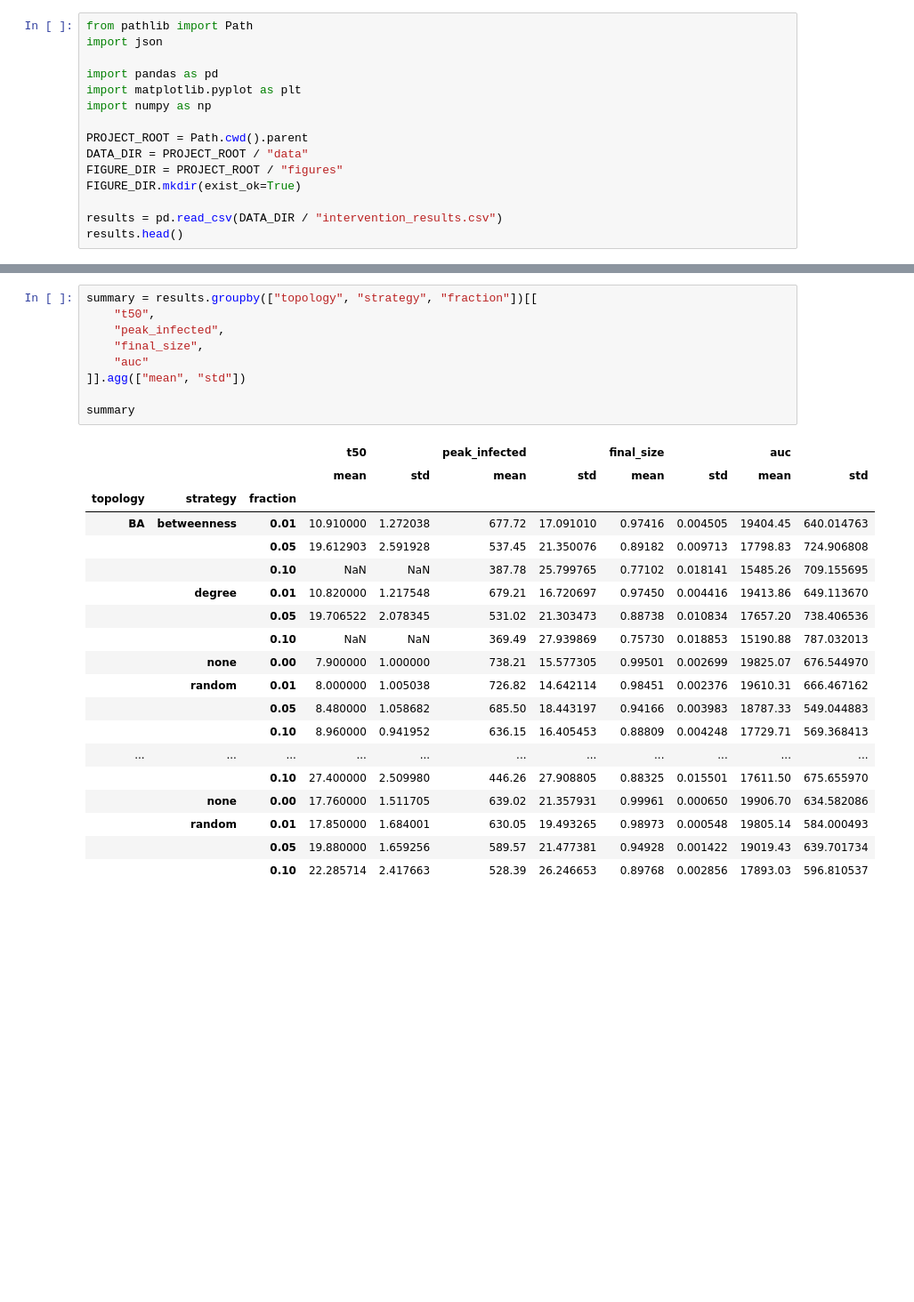
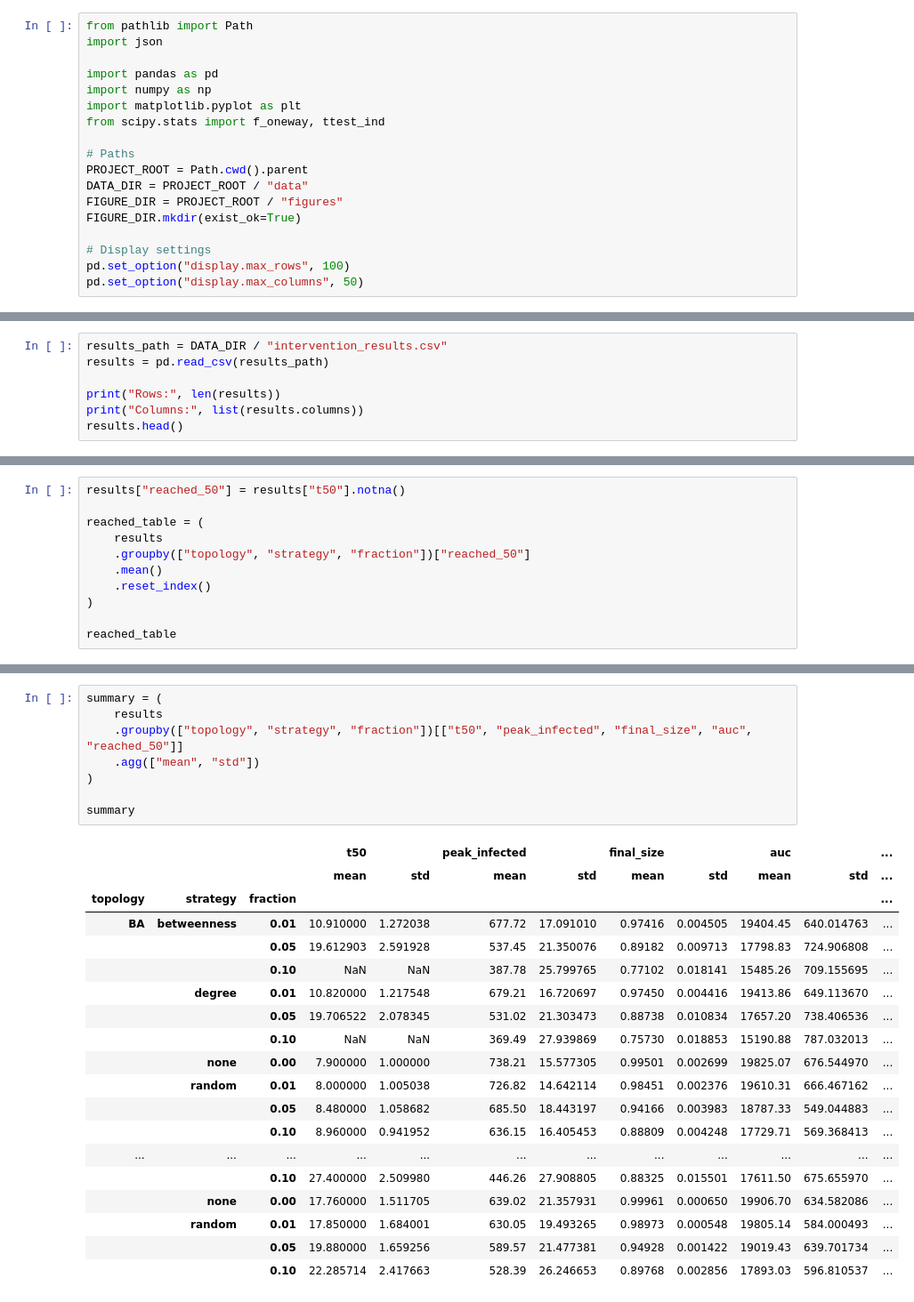
Before and after one commit to ishn29/misinformation-topology-research, a Jupyter notebook: notebooks/intervention_analysis.ipynb, the cells around one changed output, grey strips where cells are left out. Shown at 89% size. Drawn from its saved outputs; the diff is of its cells as text; blank space fills up the shorter version.

```diff
--- a/notebooks/intervention_analysis.ipynb
+++ b/notebooks/intervention_analysis.ipynb
@@ -5,13 +15,16 @@ from pathlib import Path
 import json
 
 import pandas as pd
+import numpy as np
 import matplotlib.pyplot as plt
-import numpy as np
+from scipy.stats import f_oneway, ttest_ind
 
+# Paths
 PROJECT_ROOT = Path.cwd().parent
 DATA_DIR = PROJECT_ROOT / "data"
 FIGURE_DIR = PROJECT_ROOT / "figures"
 FIGURE_DIR.mkdir(exist_ok=True)
 
-results = pd.read_csv(DATA_DIR / "intervention_results.csv")
-results.head()
+# Display settings
+pd.set_option("display.max_rows", 100)
+pd.set_option("display.max_columns", 50)
@@ -24,0 +31,7 @@ results.head()
+# %%
+results_path = DATA_DIR / "intervention_results.csv"
+results = pd.read_csv(results_path)
+
+print("Rows:", len(results))
+print("Columns:", list(results.columns))
+results.head()
@@ -24,0 +101,11 @@ results.head()
+# %%
+results["reached_50"] = results["t50"].notna()
+
+reached_table = (
+    results
+    .groupby(["topology", "strategy", "fraction"])["reached_50"]
+    .mean()
+    .reset_index()
+)
+
+reached_table
@@ -25,29 +137,28 @@ results.head()
 # %%
-summary = results.groupby(["topology", "strategy", "fraction"])[[
-    "t50",
-    "peak_infected",
-    "final_size",
-    "auc"
-]].agg(["mean", "std"])
+summary = (
+    results
+    .groupby(["topology", "strategy", "fraction"])[["t50", "peak_infected", "final_size", "auc", "reached_50"]]
+    .agg(["mean", "std"])
+)
 
 summary
 # %% [output]
-|  |  |  | t50 |  | peak_infected |  | final_size |  | auc |  |
-|  |  |  | mean | std | mean | std | mean | std | mean | std |
-| topology | strategy | fraction |  |  |  |  |  |  |  |  |
-| BA | betweenness | 0.01 | 10.910000 | 1.272038 | 677.72 | 17.091010 | 0.97416 | 0.004505 | 19404.45 | 640.014763 |
-|  |  | 0.05 | 19.612903 | 2.591928 | 537.45 | 21.350076 | 0.89182 | 0.009713 | 17798.83 | 724.906808 |
-|  |  | 0.10 | NaN | NaN | 387.78 | 25.799765 | 0.77102 | 0.018141 | 15485.26 | 709.155695 |
-|  | degree | 0.01 | 10.820000 | 1.217548 | 679.21 | 16.720697 | 0.97450 | 0.004416 | 19413.86 | 649.113670 |
-|  |  | 0.05 | 19.706522 | 2.078345 | 531.02 | 21.303473 | 0.88738 | 0.010834 | 17657.20 | 738.406536 |
-|  |  | 0.10 | NaN | NaN | 369.49 | 27.939869 | 0.75730 | 0.018853 | 15190.88 | 787.032013 |
-|  | none | 0.00 | 7.900000 | 1.000000 | 738.21 | 15.577305 | 0.99501 | 0.002699 | 19825.07 | 676.544970 |
-|  | random | 0.01 | 8.000000 | 1.005038 | 726.82 | 14.642114 | 0.98451 | 0.002376 | 19610.31 | 666.467162 |
-|  |  | 0.05 | 8.480000 | 1.058682 | 685.50 | 18.443197 | 0.94166 | 0.003983 | 18787.33 | 549.044883 |
-|  |  | 0.10 | 8.960000 | 0.941952 | 636.15 | 16.405453 | 0.88809 | 0.004248 | 17729.71 | 569.368413 |
-| ... | ... | ... | ... | ... | ... | ... | ... | ... | ... | ... |
-|  |  | 0.10 | 27.400000 | 2.509980 | 446.26 | 27.908805 | 0.88325 | 0.015501 | 17611.50 | 675.655970 |
-|  | none | 0.00 | 17.760000 | 1.511705 | 639.02 | 21.357931 | 0.99961 | 0.000650 | 19906.70 | 634.582086 |
-|  | random | 0.01 | 17.850000 | 1.684001 | 630.05 | 19.493265 | 0.98973 | 0.000548 | 19805.14 | 584.000493 |
-|  |  | 0.05 | 19.880000 | 1.659256 | 589.57 | 21.477381 | 0.94928 | 0.001422 | 19019.43 | 639.701734 |
-|  |  | 0.10 | 22.285714 | 2.417663 | 528.39 | 26.246653 | 0.89768 | 0.002856 | 17893.03 | 596.810537 |
+|  |  |  | t50 |  | peak_infected |  | final_size |  | auc |  | ... |
+|  |  |  | mean | std | mean | std | mean | std | mean | std | ... |
+| topology | strategy | fraction |  |  |  |  |  |  |  |  | ... |
+| BA | betweenness | 0.01 | 10.910000 | 1.272038 | 677.72 | 17.091010 | 0.97416 | 0.004505 | 19404.45 | 640.014763 | ... |
+|  |  | 0.05 | 19.612903 | 2.591928 | 537.45 | 21.350076 | 0.89182 | 0.009713 | 17798.83 | 724.906808 | ... |
+|  |  | 0.10 | NaN | NaN | 387.78 | 25.799765 | 0.77102 | 0.018141 | 15485.26 | 709.155695 | ... |
+|  | degree | 0.01 | 10.820000 | 1.217548 | 679.21 | 16.720697 | 0.97450 | 0.004416 | 19413.86 | 649.113670 | ... |
+|  |  | 0.05 | 19.706522 | 2.078345 | 531.02 | 21.303473 | 0.88738 | 0.010834 | 17657.20 | 738.406536 | ... |
+|  |  | 0.10 | NaN | NaN | 369.49 | 27.939869 | 0.75730 | 0.018853 | 15190.88 | 787.032013 | ... |
+|  | none | 0.00 | 7.900000 | 1.000000 | 738.21 | 15.577305 | 0.99501 | 0.002699 | 19825.07 | 676.544970 | ... |
+|  | random | 0.01 | 8.000000 | 1.005038 | 726.82 | 14.642114 | 0.98451 | 0.002376 | 19610.31 | 666.467162 | ... |
+|  |  | 0.05 | 8.480000 | 1.058682 | 685.50 | 18.443197 | 0.94166 | 0.003983 | 18787.33 | 549.044883 | ... |
+|  |  | 0.10 | 8.960000 | 0.941952 | 636.15 | 16.405453 | 0.88809 | 0.004248 | 17729.71 | 569.368413 | ... |
+| ... | ... | ... | ... | ... | ... | ... | ... | ... | ... | ... | ... |
+|  |  | 0.10 | 27.400000 | 2.509980 | 446.26 | 27.908805 | 0.88325 | 0.015501 | 17611.50 | 675.655970 | ... |
+|  | none | 0.00 | 17.760000 | 1.511705 | 639.02 | 21.357931 | 0.99961 | 0.000650 | 19906.70 | 634.582086 | ... |
+|  | random | 0.01 | 17.850000 | 1.684001 | 630.05 | 19.493265 | 0.98973 | 0.000548 | 19805.14 | 584.000493 | ... |
+|  |  | 0.05 | 19.880000 | 1.659256 | 589.57 | 21.477381 | 0.94928 | 0.001422 | 19019.43 | 639.701734 | ... |
+|  |  | 0.10 | 22.285714 | 2.417663 | 528.39 | 26.246653 | 0.89768 | 0.002856 | 17893.03 | 596.810537 | ... |
```
Also changed, not shown: parts of 36 cells of this notebook, 23 other files.
